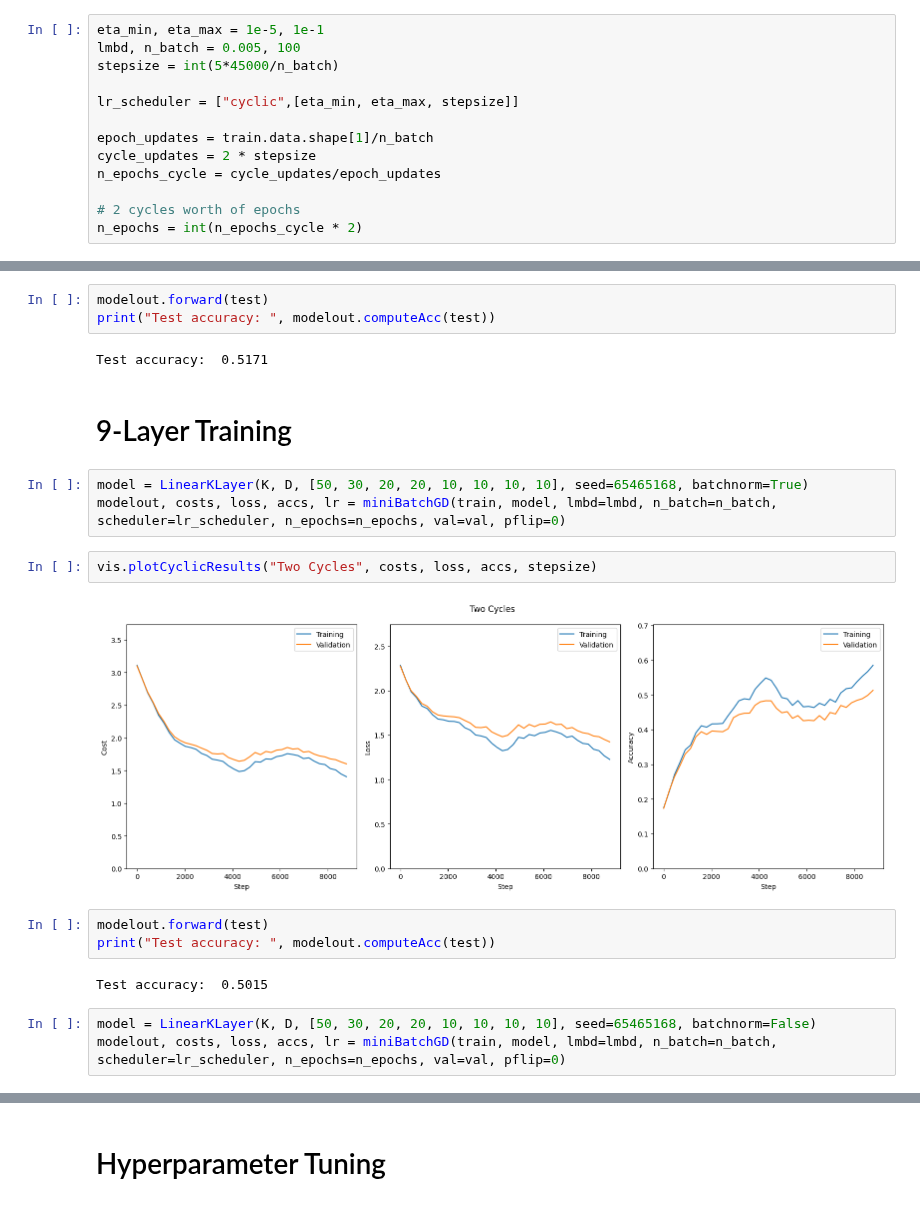
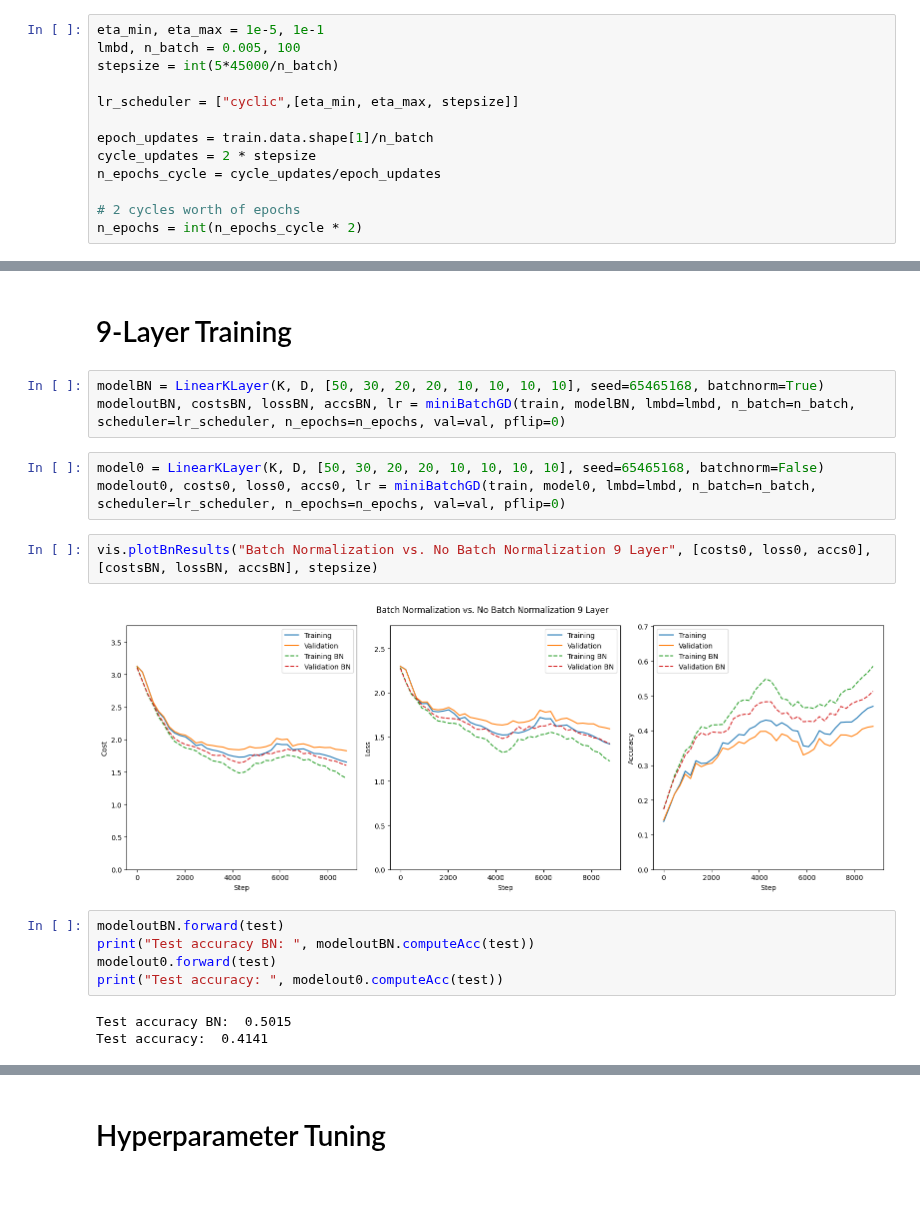
Before and after one commit to Lussebullen/dd2424, a Jupyter notebook: assignment3/notebook.ipynb, the cells around one changed output, grey strips where cells are left out. Cells and saved outputs as stored; diff of their text form.

```diff
--- a/assignment3/notebook.ipynb
+++ b/assignment3/notebook.ipynb
@@ -949,22 +945,20 @@ vis.plotCyclicResults("Two Cycles", costs, loss, accs, stepsize)
-# %%
-modelout.forward(test)
-print("Test accuracy: ", modelout.computeAcc(test))
-# %% [output]
-Test accuracy:  0.5171
 # %% [markdown]
 # 9-Layer Training
 # %%
-model = LinearKLayer(K, D, [50, 30, 20, 20, 10, 10, 10, 10], seed=65465168, batchnorm=True)
-modelout, costs, loss, accs, lr = miniBatchGD(train, model, lmbd=lmbd, n_batch=n_batch, scheduler=lr_scheduler, n_epochs=n_epochs, val=val, pflip=0)
+modelBN = LinearKLayer(K, D, [50, 30, 20, 20, 10, 10, 10, 10], seed=65465168, batchnorm=True)
+modeloutBN, costsBN, lossBN, accsBN, lr = miniBatchGD(train, modelBN, lmbd=lmbd, n_batch=n_batch, scheduler=lr_scheduler, n_epochs=n_epochs, val=val, pflip=0)
-# %%
-vis.plotCyclicResults("Two Cycles", costs, loss, accs, stepsize)
-# %% [output]
-[figure, removed]
+# %%
+model0 = LinearKLayer(K, D, [50, 30, 20, 20, 10, 10, 10, 10], seed=65465168, batchnorm=False)
+modelout0, costs0, loss0, accs0, lr = miniBatchGD(train, model0, lmbd=lmbd, n_batch=n_batch, scheduler=lr_scheduler, n_epochs=n_epochs, val=val, pflip=0)
+# %%
+vis.plotBnResults("Batch Normalization vs. No Batch Normalization 9 Layer", [costs0, loss0, accs0], [costsBN, lossBN, accsBN], stepsize)
+# %% [output]
+[figure, added]
 # %%
-modelout.forward(test)
-print("Test accuracy: ", modelout.computeAcc(test))
+modeloutBN.forward(test)
+print("Test accuracy BN: ", modeloutBN.computeAcc(test))
+modelout0.forward(test)
+print("Test accuracy: ", modelout0.computeAcc(test))
 # %% [output]
-Test accuracy:  0.5015
+Test accuracy BN:  0.5015
+Test accuracy:  0.4141
-# %%
-model = LinearKLayer(K, D, [50, 30, 20, 20, 10, 10, 10, 10], seed=65465168, batchnorm=False)
-modelout, costs, loss, accs, lr = miniBatchGD(train, model, lmbd=lmbd, n_batch=n_batch, scheduler=lr_scheduler, n_epochs=n_epochs, val=val, pflip=0)
```
Also changed, not shown: parts of 23 cells of this notebook.
